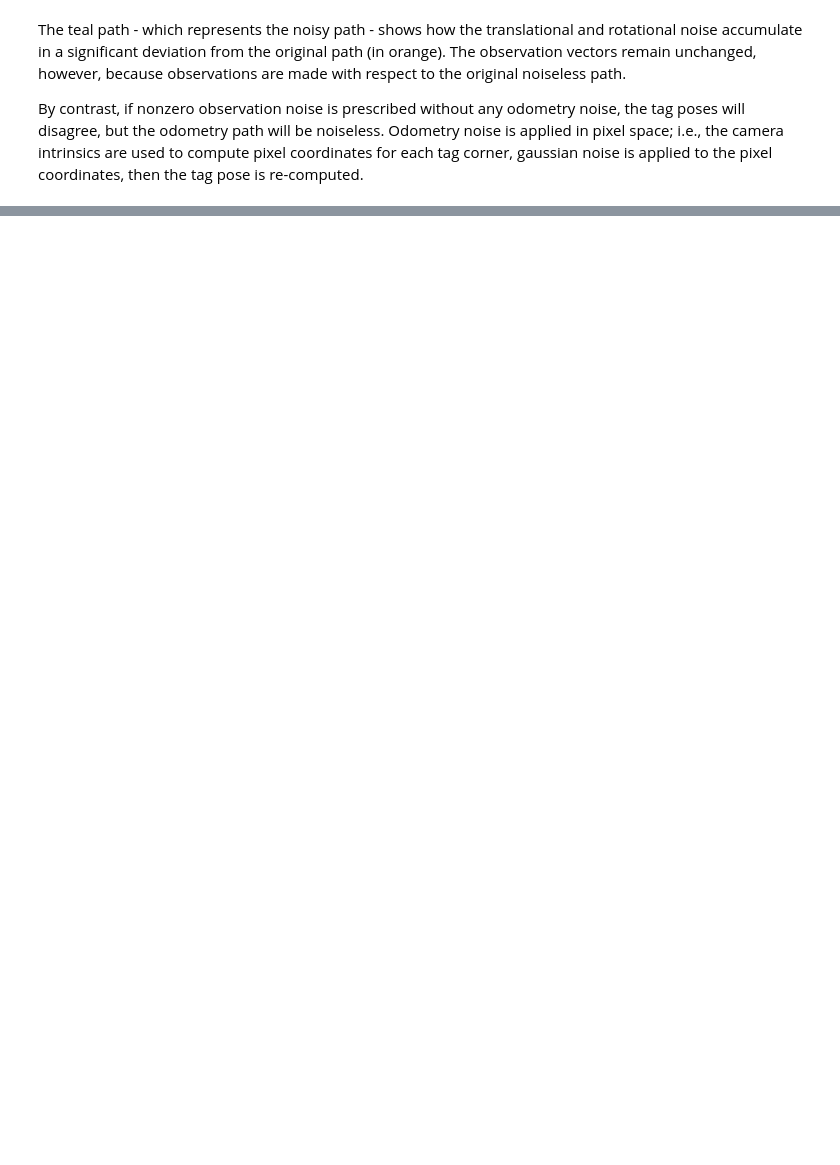
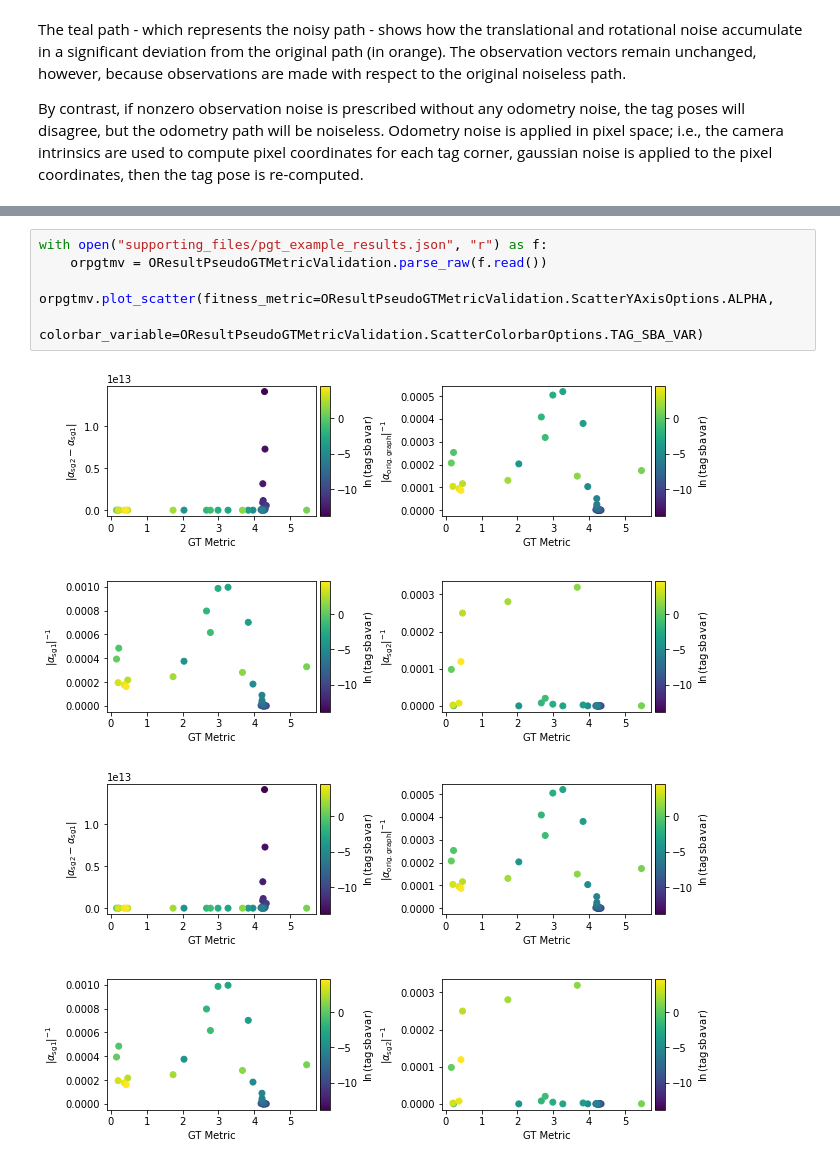
Before and after one commit to occamLab/invisible-map-generation, a Jupyter notebook: notebooks/duncan-overview.ipynb, the cells around one changed output, grey strips where cells are left out. Cells and saved outputs as stored; diff of their text form; blank space fills up the shorter version.

```diff
--- a/notebooks/duncan-overview.ipynb
+++ b/notebooks/duncan-overview.ipynb
@@ -261,0 +386,9 @@ TODO
+# %%
+with open("supporting_files/pgt_example_results.json", "r") as f:
+    orpgtmv = OResultPseudoGTMetricValidation.parse_raw(f.read())
+
+orpgtmv.plot_scatter(fitness_metric=OResultPseudoGTMetricValidation.ScatterYAxisOptions.ALPHA,
+                     colorbar_variable=OResultPseudoGTMetricValidation.ScatterColorbarOptions.TAG_SBA_VAR)
+# %% [output]
+[figure, added]
+[figure, added]
```
Also changed, not shown: parts of 20 cells of this notebook, 10 other files.
